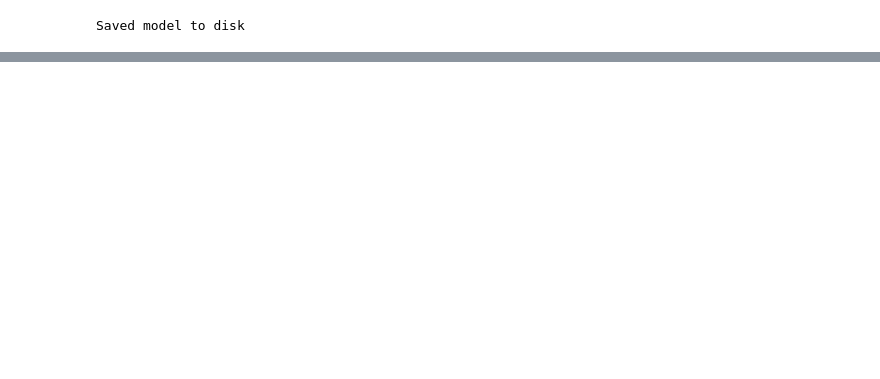
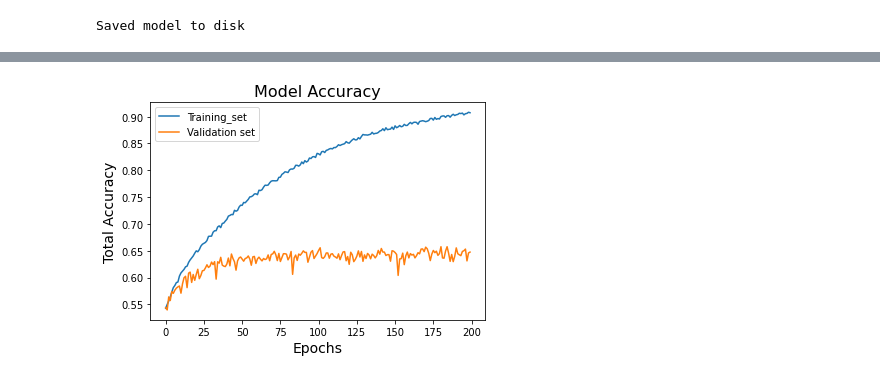
Before and after one commit to cpvivek/Facial-Emotion-Recognition, a Jupyter notebook: Capstone_DL&MLE_Facial_Emotion_Recognition_Vivek_CP.ipynb, the cells around one changed output, grey strips where cells are left out. Cells and saved outputs as stored; diff of their text form; code cells hidden in the pictures; blank space fills up the shorter version.

```diff
--- a/Capstone_DL&MLE_Facial_Emotion_Recognition_Vivek_CP.ipynb
+++ b/Capstone_DL&MLE_Facial_Emotion_Recognition_Vivek_CP.ipynb
@@ -312,0 +437,10 @@ new_array=cv2.resize(_ )
+# %%
+plt.plot(history.history['accuracy'], label="Training_set")
+plt.plot(history.history['val_accuracy'], label="Validation set")
+plt.title("Model Accuracy", size=16)
+plt.ylabel("Total Accuracy", size=14)
+plt.xlabel("Epochs", size=14)
+plt.legend()
+plt.show()
+# %% [output]
+[figure, added]
```
Also changed, not shown: parts of 23 cells of this notebook.
